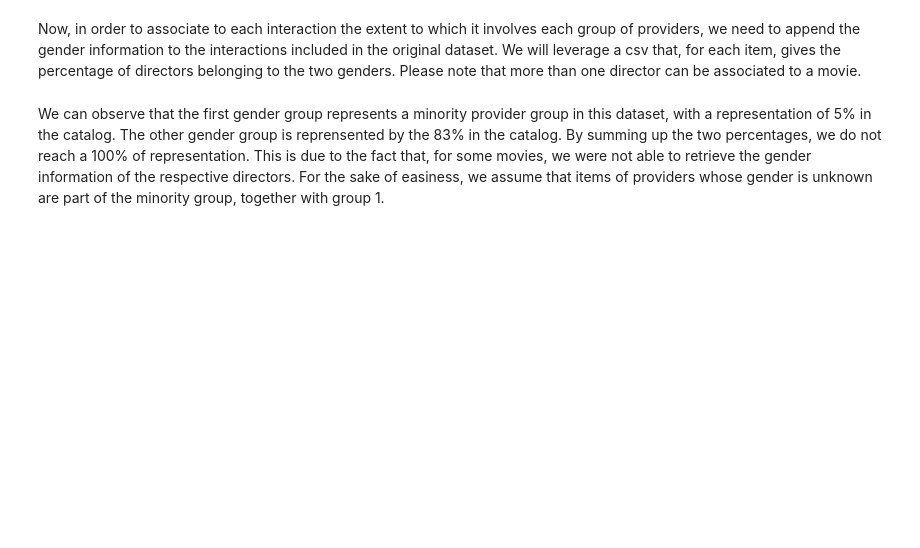
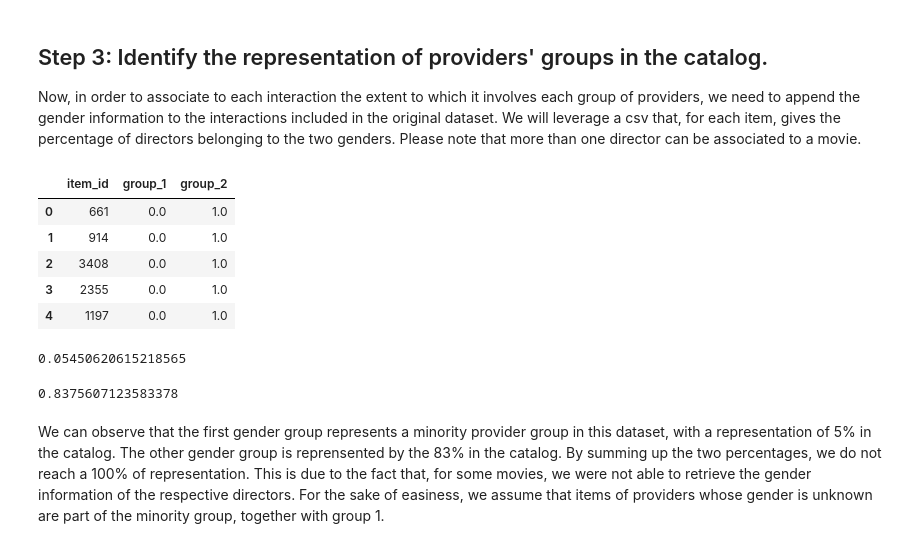
Before and after one commit to biasinrecsys/wsdm2021, a Jupyter notebook: notebooks/item_provider_fairness.ipynb, the cells around one changed output. Saved outputs shown, nothing was run; the diff lists cells and outputs as text; code cells hidden in the pictures; blank space fills up the shorter version.

```diff
--- a/notebooks/item_provider_fairness.ipynb
+++ b/notebooks/item_provider_fairness.ipynb
@@ -70,6 +94,15 @@ data.sample(n=10, random_state=1)
 # %% [markdown]
+## Step 3: Identify the representation of providers' groups in the catalog.
+
 Now, in order to associate to each interaction the extent to which it involves each group of providers, we need to append the gender information to the interactions included in the original dataset. We will leverage a csv that, for each item, gives the percentage of directors belonging to the two genders. Please note that more than one director can be associated to a movie.
 # %%
-gender_item_association = pd.read_csv('../data/datasets/' + dataset + '-dir-gender' + '.csv', encoding='utf8')
+group_item_association = pd.read_csv('../data/datasets/' + dataset + '-dir-group' + '.csv', encoding='utf8')
 # %%
-gender_item_association.head()
+group_item_association.head()
+# %% [output]
+|  | item_id | group_1 | group_2 |
+| 0 | 661 | 0.0 | 1.0 |
+| 1 | 914 | 0.0 | 1.0 |
+| 2 | 3408 | 0.0 | 1.0 |
+| 3 | 2355 | 0.0 | 1.0 |
+| 4 | 1197 | 0.0 | 1.0 |
@@ -80,3 +109,11 @@ len(gender_item_association[gender_item_association['gender_1'] == 0]) / len(gen
+# %%
+len(group_item_association[group_item_association['group_1'] > 0]) / len(group_item_association)
+# %% [output]
+0.05450620615218565
+# %%
+len(group_item_association[group_item_association['group_1'] == 0]) / len(group_item_association)
+# %% [output]
+0.8375607123583378
 # %% [markdown]
 We can observe that the first gender group represents a minority provider group in this dataset, with a representation of 5% in the catalog. The other gender group is reprensented by the 83% in the catalog. By summing up the two percentages, we do not reach a 100% of representation. This is due to the fact that, for some movies, we were not able to retrieve the gender information of the respective directors. For the sake of easiness, we assume that items of providers whose gender is unknown are part of the minority group, together with group 1.
 # %%
```
Also changed, not shown: parts of 56 cells of this notebook, 2 other files.
